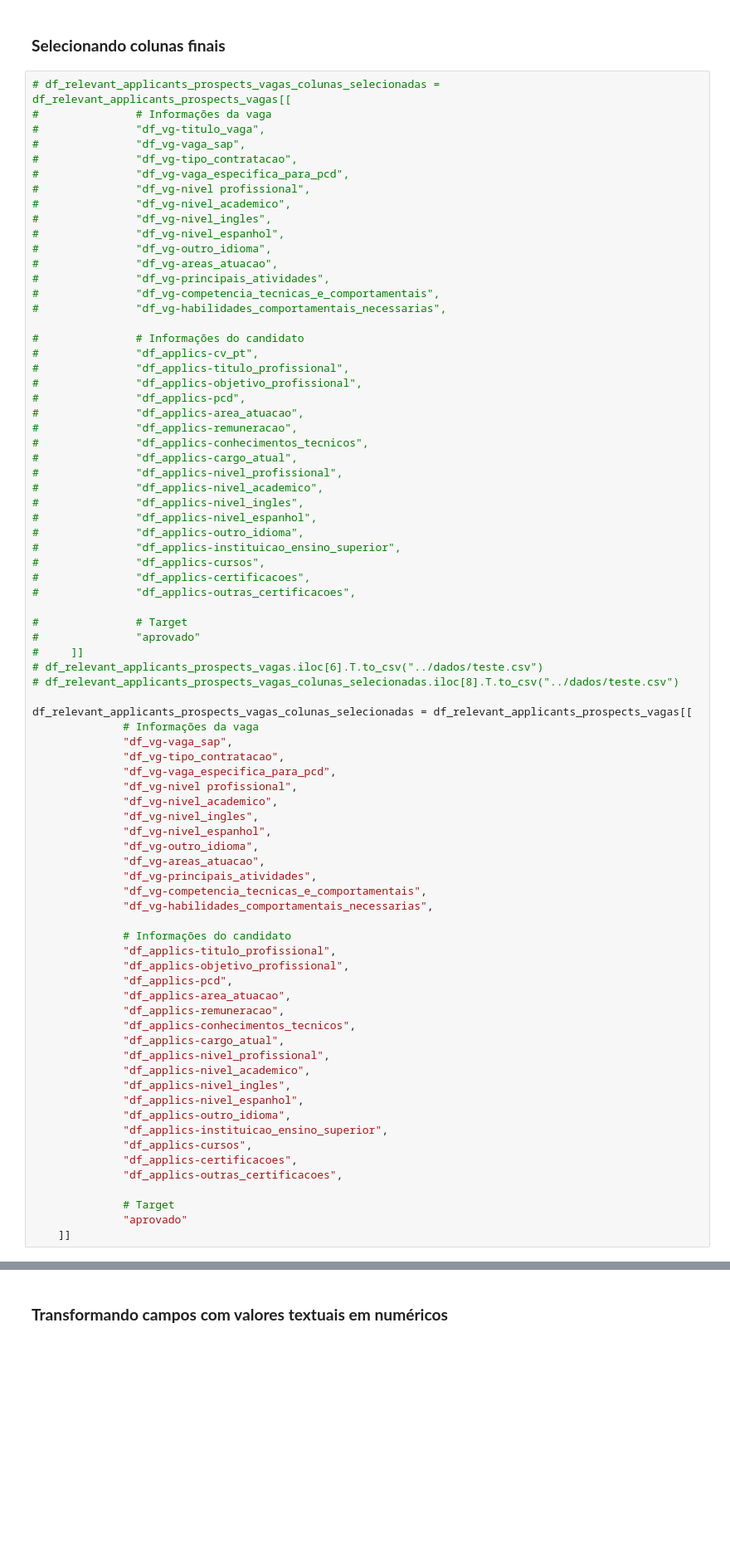
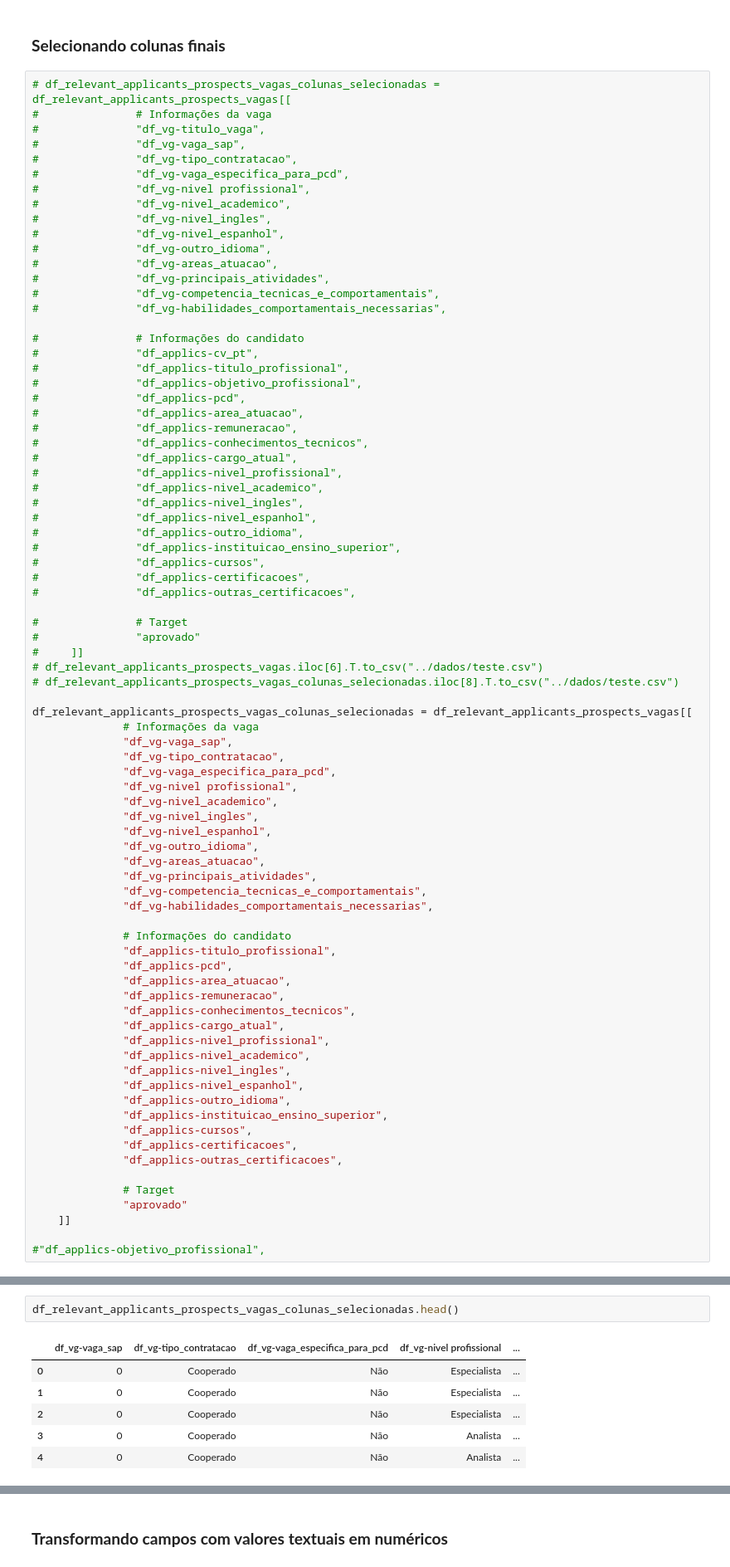
Before and after one commit to PaivaHugo/Datathon-FIAP, a Jupyter notebook: notebooks/TratamentoDosDados.ipynb, the cells around one changed output, grey strips where cells are left out. Shown: that part at 83% size. Saved outputs shown, nothing was run; the diff lists cells and outputs as text; blank space fills up the shorter version.

```diff
--- a/notebooks/TratamentoDosDados.ipynb
+++ b/notebooks/TratamentoDosDados.ipynb
@@ -697,7 +735,6 @@ df_relevant_applicants_prospects_vagas_colunas_selecionadas = df_relevant_applic
 
               # Informações do candidato
               "df_applics-titulo_profissional",
-              "df_applics-objetivo_profissional",
               "df_applics-pcd",
               "df_applics-area_atuacao",
               "df_applics-remuneracao",
@@ -716,3 +753,5 @@ df_relevant_applicants_prospects_vagas_colunas_selecionadas = df_relevant_applic
               # Target
               "aprovado"
     ]]
+
+#"df_applics-objetivo_profissional",
@@ -718,0 +778,9 @@ df_relevant_applicants_prospects_vagas_colunas_selecionadas = df_relevant_applic
+# %%
+df_relevant_applicants_prospects_vagas_colunas_selecionadas.head()
+# %% [output]
+|  | df_vg-vaga_sap | df_vg-tipo_contratacao | df_vg-vaga_especifica_para_pcd | df_vg-nivel profissional | ... |
+| 0 | 0 | Cooperado | Não | Especialista | ... |
+| 1 | 0 | Cooperado | Não | Especialista | ... |
+| 2 | 0 | Cooperado | Não | Especialista | ... |
+| 3 | 0 | Cooperado | Não | Analista | ... |
+| 4 | 0 | Cooperado | Não | Analista | ... |
```
Also changed, not shown: parts of 86 cells of this notebook, 1 other file.
